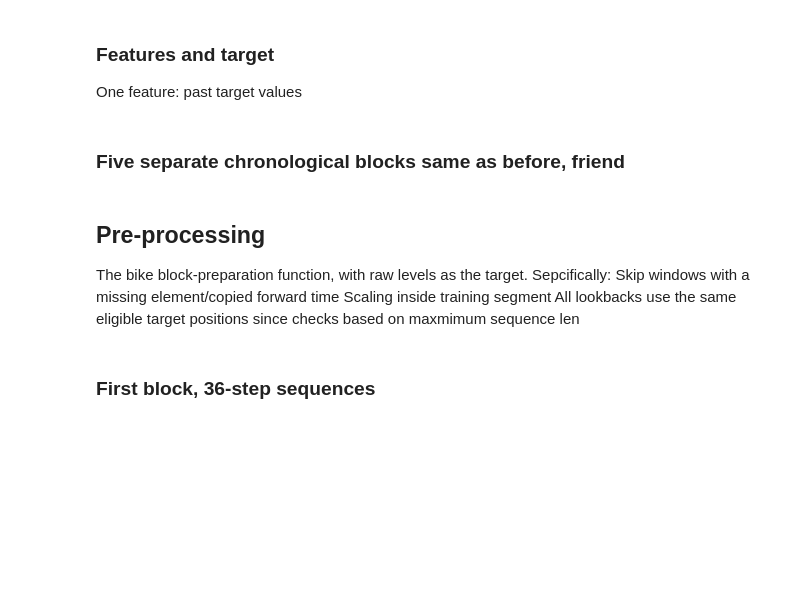
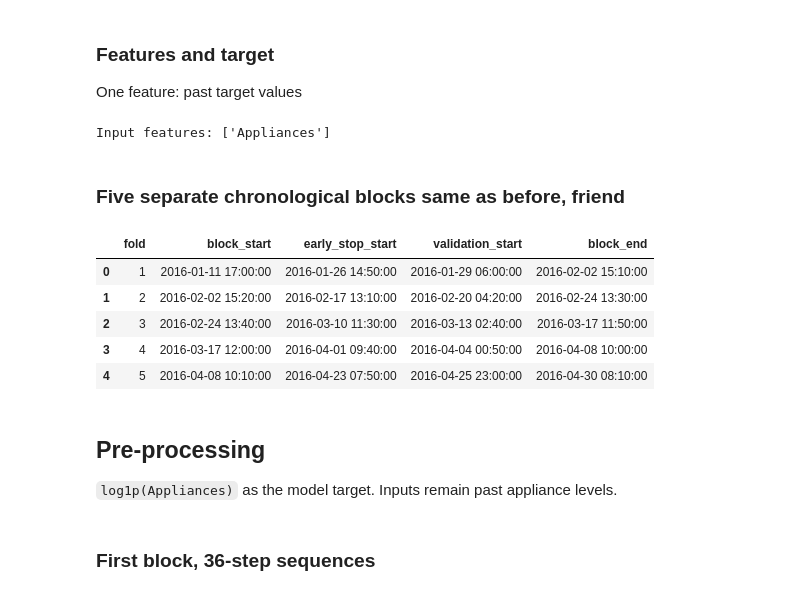
Before and after one commit to leggattsamuel04-ops/ML741, a Jupyter notebook: assignment3/Ass3_appliances.ipynb, the cells around one changed output. Drawn from its saved outputs; the diff is of its cells as text; code cells hidden in the pictures; blank space fills up the shorter version.

Commit message:
copies and updates, near identical with some adaptations

```diff
--- a/assignment3/Ass3_appliances.ipynb
+++ b/assignment3/Ass3_appliances.ipynb
@@ -86,33 +127,37 @@ from sklearn.preprocessing import StandardScaler
 from IPython.display import display
 
 features = target.to_frame()
-target_values = target.copy()
+assert target.dropna().ge(0).all(), 'log1p requires a nonnegative appliance target.'
+target_values = np.log1p(target)
 print('Input features:', features.columns.tolist())
+# %% [output]
+Input features: ['Appliances']
 # %% [markdown]
 ### Five separate chronological blocks same as before, friend
 # %%
-sequence_lengths = [6, 36, 144]  # dataset-scale lookbacks
-
+sequence_lengths = [1, 2, 6, 36, 144]
 blocks = []
 for positions in np.array_split(np.arange(test_start), 5):
     start, end = int(positions[0]), int(positions[-1] + 1)
     train_end = start + int(0.8 * (end - start))
     blocks.append((start, train_end, end))
 
 display(pd.DataFrame([
     {'fold': i + 1, 'block_start': target.index[start],
      'early_stop_start': target.index[start + int(0.85 * (train_end - start))],
      'validation_start': target.index[train_end], 'block_end': target.index[end - 1]}
     for i, (start, train_end, end) in enumerate(blocks)
 ]))
+# %% [output]
+|  | fold | block_start | early_stop_start | validation_start | block_end |
+| 0 | 1 | 2016-01-11 17:00:00 | 2016-01-26 14:50:00 | 2016-01-29 06:00:00 | 2016-02-02 15:10:00 |
+| 1 | 2 | 2016-02-02 15:20:00 | 2016-02-17 13:10:00 | 2016-02-20 04:20:00 | 2016-02-24 13:30:00 |
+| 2 | 3 | 2016-02-24 13:40:00 | 2016-03-10 11:30:00 | 2016-03-13 02:40:00 | 2016-03-17 11:50:00 |
+| 3 | 4 | 2016-03-17 12:00:00 | 2016-04-01 09:40:00 | 2016-04-04 00:50:00 | 2016-04-08 10:00:00 |
+| 4 | 5 | 2016-04-08 10:10:00 | 2016-04-23 07:50:00 | 2016-04-25 23:00:00 | 2016-04-30 08:10:00 |
 # %% [markdown]
 ## Pre-processing
-
-The bike block-preparation function, with raw levels as the target.
-Sepcifically:
-Skip windows with a missing element/copied forward time
-Scaling inside training segment
-All lookbacks use the same eligible target positions since checks based on maxmimum sequence len
+`log1p(Appliances)` as the model target. Inputs remain past appliance levels.
 # %%
 def prepare_block(start, train_end, end, length):
     assert length in sequence_lengths
```
Also changed, not shown: parts of 21 cells of this notebook, 2 other files.
